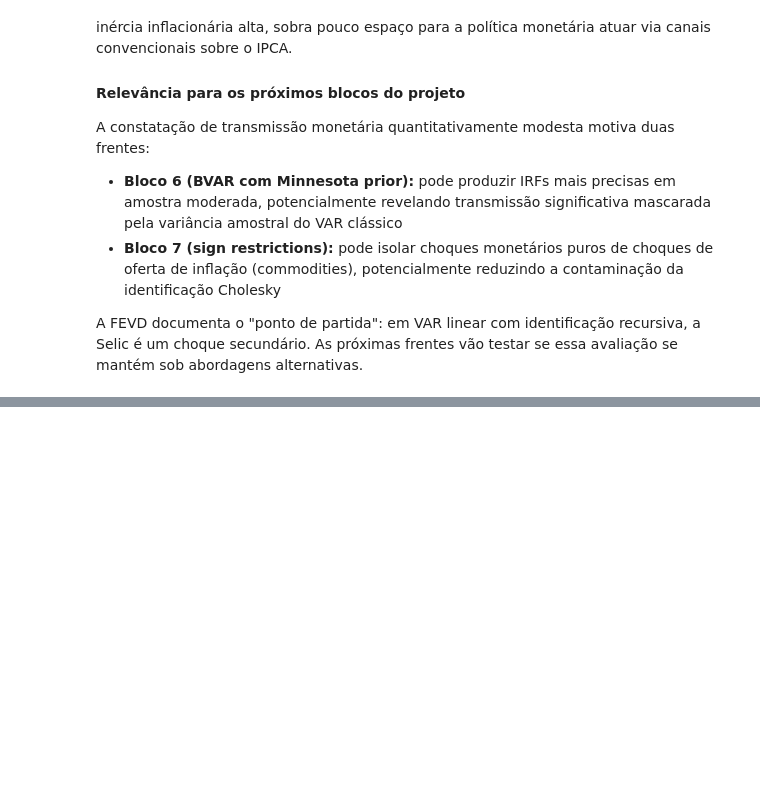
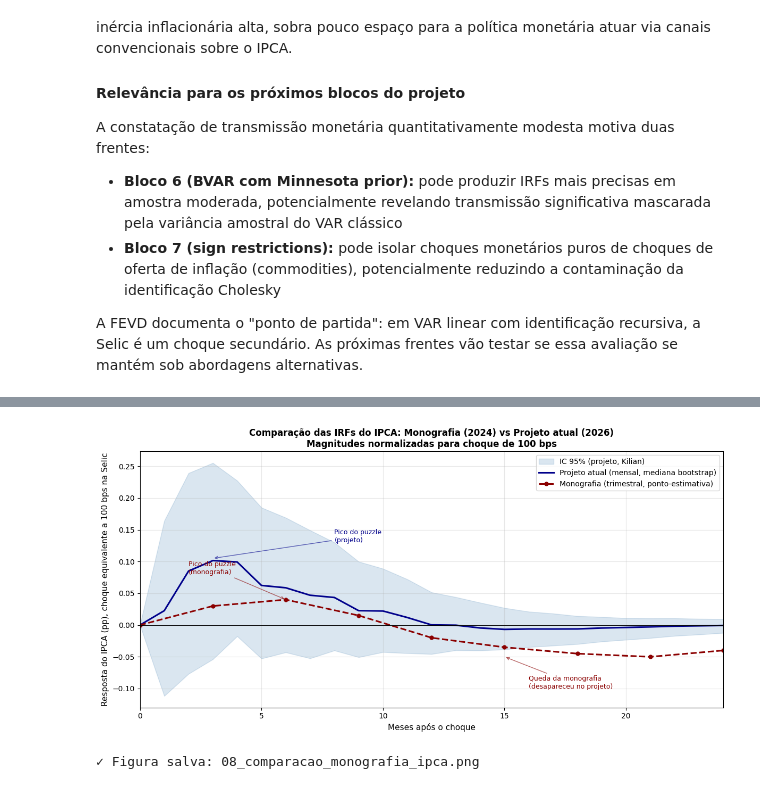
Before and after one commit to lDelmondes/politica-monetaria-br, a Jupyter notebook: notebooks/05_var_baseline.ipynb, the cells around one changed output, grey strips where cells are left out. Drawn from its saved outputs; the diff is of its cells as text; code cells hidden in the pictures; blank space fills up the shorter version.

Commit message:
Adiciona comparativo com a monografia Delmondes 2024

```diff
--- a/notebooks/05_var_baseline.ipynb
+++ b/notebooks/05_var_baseline.ipynb
@@ -2685,0 +3064,64 @@ se essa avaliação se mantém sob abordagens alternativas.
+# %%
+# =============================================================================
+# Gráfico comparativo: IRF do IPCA — monografia vs projeto atual
+# =============================================================================
+
+# Reconstrução estilizada da IRF da monografia (a partir da leitura visual da Fig. 4)
+# Trimestres convertidos para meses (1 trim = 3 meses)
+trim_mono = np.array([0, 1, 2, 3, 4, 5, 6, 7, 8, 10, 12, 15, 20])
+meses_mono = trim_mono * 3
+irf_ipca_mono = np.array([0, 0.030, 0.040, 0.015, -0.020, -0.035, -0.045, -0.050, -0.040,
+                          -0.025, -0.015, -0.010, -0.005])
+
+# IRF do projeto atual (já temos: bandas['q500'][:, idx_ipca_resp])
+# Para comparabilidade, vamos extrapolar tudo para choque de 100 bps multiplicando por fator
+fator = 1 / 0.2082
+
+meses_proj = np.arange(HORIZONTE + 1)  # 0 a 24
+idx_ipca = nomes_vars.index('ipca')
+irf_ipca_proj_med = bandas['q500'][:, idx_ipca] * fator
+irf_ipca_proj_l95 = bandas['q025'][:, idx_ipca] * fator
+irf_ipca_proj_u95 = bandas['q975'][:, idx_ipca] * fator
+
+fig, ax = plt.subplots(figsize=(12, 6))
+
+# Banda 95% do projeto
+ax.fill_between(meses_proj, irf_ipca_proj_l95, irf_ipca_proj_u95,
+                color='steelblue', alpha=0.20, label='IC 95% (projeto, Kilian)')
+
+# Linhas centrais
+ax.plot(meses_proj, irf_ipca_proj_med, color='darkblue', linewidth=2.2,
+        label='Projeto atual (mensal, mediana bootstrap)')
+ax.plot(meses_mono, irf_ipca_mono, color='darkred', linewidth=2.2, linestyle='--',
+        marker='o', markersize=5, label='Monografia (trimestral, ponto-estimativa)')
+
+ax.axhline(0, color='black', linewidth=0.7)
+ax.set_xlim(0, 24)
+ax.set_xlabel('Meses após o choque', fontsize=11)
+ax.set_ylabel('Resposta do IPCA (pp), choque equivalente a 100 bps na Selic', fontsize=11)
+ax.set_title('Comparação das IRFs do IPCA: Monografia (2024) vs Projeto atual (2026)\n'
+             'Magnitudes normalizadas para choque de 100 bps',
+             fontsize=12, fontweight='bold')
+ax.grid(True, alpha=0.3)
+ax.legend(loc='upper right', fontsize=10)
+
+# Anotações apontando os fenômenos centrais
+ax.annotate('Pico do puzzle\n(monografia)', xy=(6, 0.040), xytext=(2, 0.08),
+            fontsize=9, color='darkred',
+            arrowprops=dict(arrowstyle='->', color='darkred', alpha=0.6))
+ax.annotate('Pico do puzzle\n(projeto)', xy=(3, 0.105), xytext=(8, 0.13),
+            fontsize=9, color='darkblue',
+            arrowprops=dict(arrowstyle='->', color='darkblue', alpha=0.6))
+ax.annotate('Queda da monografia\n(desapareceu no projeto)', xy=(15, -0.05), xytext=(16, -0.10),
+            fontsize=9, color='darkred',
+            arrowprops=dict(arrowstyle='->', color='darkred', alpha=0.6))
+
+plt.tight_layout()
+plt.savefig('../outputs/figures/08_comparacao_monografia_ipca.png',
+            dpi=120, bbox_inches='tight')
+plt.show()
+
+print("\n✓ Figura salva: 08_comparacao_monografia_ipca.png")
+# %% [output]
+[figure, added]
+✓ Figura salva: 08_comparacao_monografia_ipca.png
```
Also changed, not shown: parts of 9 cells of this notebook, 1 other file.
